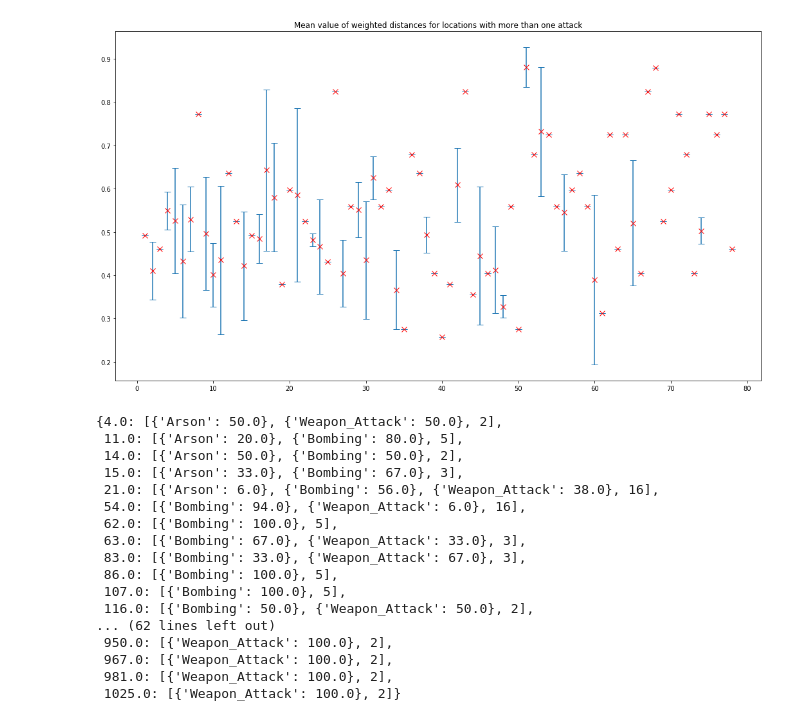
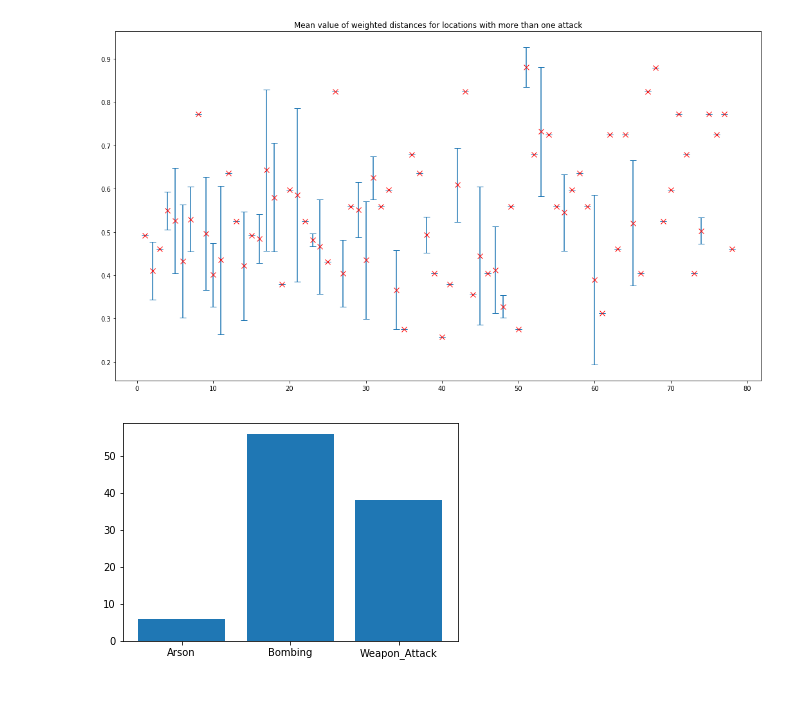
Before and after one commit to coencharles/NTDS_team34, a Jupyter notebook: Project.ipynb, the cells around one changed output. Saved outputs shown, nothing was run; the diff lists cells and outputs as text; code cells hidden in the pictures; blank space fills up the shorter version.

Commit message:
14.01.19 16h39 barplot et histogramme

```diff
--- a/Project.ipynb
+++ b/Project.ipynb
@@ -65,6 +65,12 @@ for i in range(0,len(unique_ele)):
 keys = list(mapping.keys())
 # List of values of dict containing numbers and indices of nodes with the same location
 values = list(mapping.values())
+# List of all the indexes of locations with more than one attack
+index_attack = []
+for i in range(0,len(keys)):
+    index_attack.append(list(mapping[keys[i]]['indices']))
+
+index_attack = [val for sublist in index_attack for val in sublist]
 # %%
 weights_dict = {}
 for i in keys:
@@ -121,23 +127,23 @@ plt.title('Mean value of weighted distances for locations with more than one att
 plt.show()
 # %% [output]
 [figure]
-# %%
-recap_label
-# %% [output]
-{4.0: [{'Arson': 50.0}, {'Weapon_Attack': 50.0}, 2],
- 11.0: [{'Arson': 20.0}, {'Bombing': 80.0}, 5],
- 14.0: [{'Arson': 50.0}, {'Bombing': 50.0}, 2],
- 15.0: [{'Arson': 33.0}, {'Bombing': 67.0}, 3],
- 21.0: [{'Arson': 6.0}, {'Bombing': 56.0}, {'Weapon_Attack': 38.0}, 16],
- 54.0: [{'Bombing': 94.0}, {'Weapon_Attack': 6.0}, 16],
- 62.0: [{'Bombing': 100.0}, 5],
- 63.0: [{'Bombing': 67.0}, {'Weapon_Attack': 33.0}, 3],
- 83.0: [{'Bombing': 33.0}, {'Weapon_Attack': 67.0}, 3],
- 86.0: [{'Bombing': 100.0}, 5],
- 107.0: [{'Bombing': 100.0}, 5],
- 116.0: [{'Bombing': 50.0}, {'Weapon_Attack': 50.0}, 2],
-... (62 lines left out)
- 950.0: [{'Weapon_Attack': 100.0}, 2],
- 967.0: [{'Weapon_Attack': 100.0}, 2],
- 981.0: [{'Weapon_Attack': 100.0}, 2],
- 1025.0: [{'Weapon_Attack': 100.0}, 2]}
+# %%
+def plot_recap_label(k):
+
+    numb = np.size(recap_label[k])-1
+    x = []
+    y = []
+    for i in range(0,numb):
+        x.append(list(recap_label[k][i].keys()))
+        y.append(list(recap_label[k][i].values()))
+
+    x = [val for sublist in x for val in sublist]
+    y = [val for sublist in y for val in sublist]
+
+    plt.bar(x,y)
+    plt.show()
+    return
+# %%
+plot_recap_label(21)
+# %% [output]
+[figure, added]
```
Also changed, not shown: parts of 2 cells of this notebook, 1 other file.
